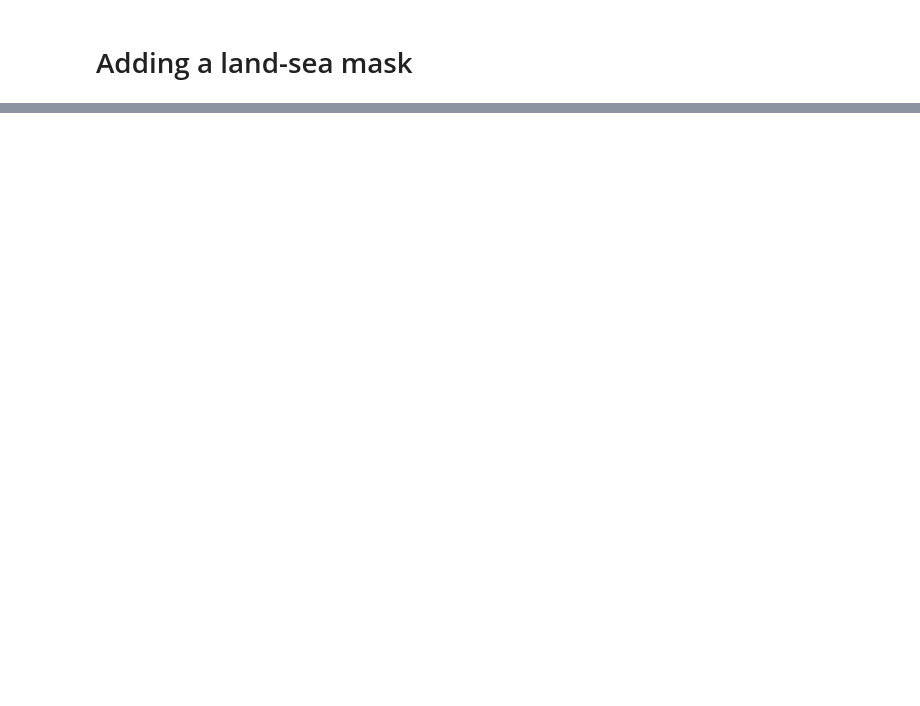
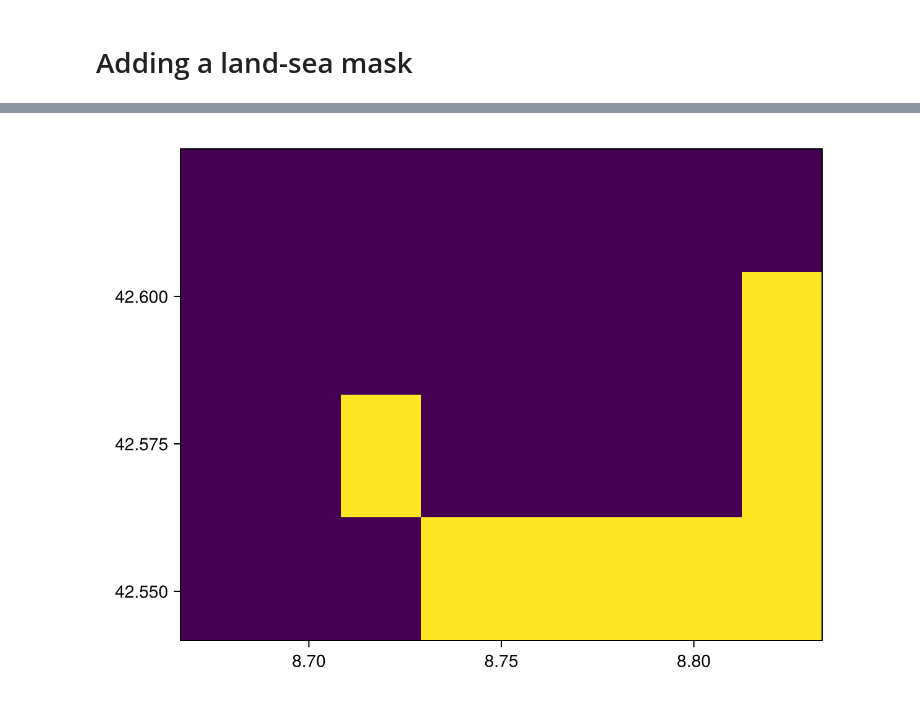
Before and after one commit to ctroupin/maps-with-makie, a Jupyter notebook: src/makie_landsea_mask.ipynb, the cells around one changed output, grey strips where cells are left out. Saved outputs shown, nothing was run; the diff lists cells and outputs as text; code cells hidden in the pictures; blank space fills up the shorter version.

```diff
--- a/src/makie_landsea_mask.ipynb
+++ b/src/makie_landsea_mask.ipynb
@@ -45,0 +88,6 @@ LoadError: Failed to find path for package Zstd_jll
+# %%
+lon, lat, data = GeoDatasets.landseamask(; resolution = 'f', grid = 1.25)
+lon_mask, lat_mask, mask = subset_mask(lon, lat, data, domain)
+plot_mask(lon_mask, lat_mask, mask)
+# %% [output]
+[figure, added]
```
Also changed, not shown: parts of 14 cells of this notebook, 1 other file.
